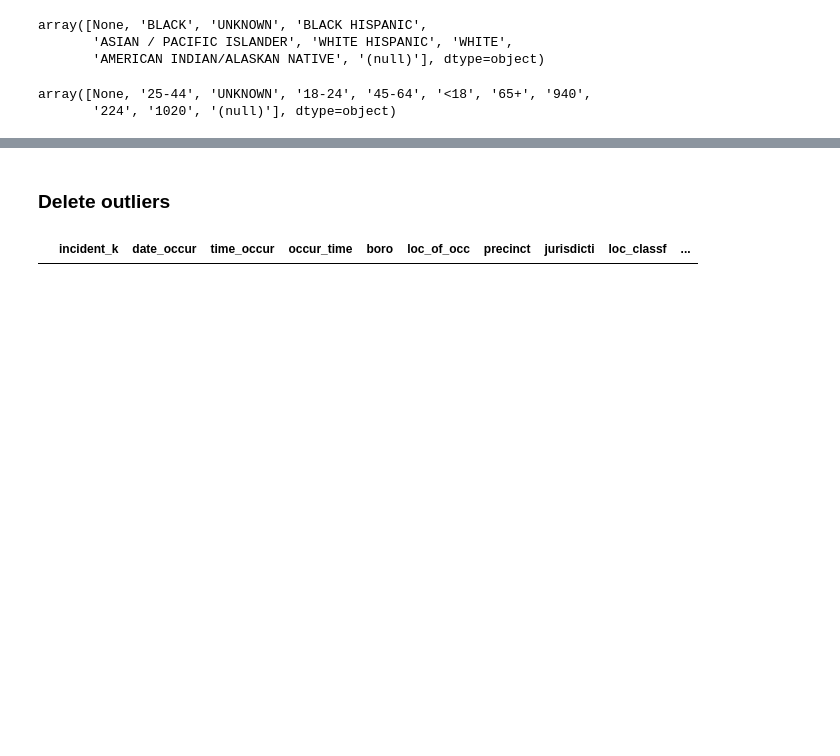
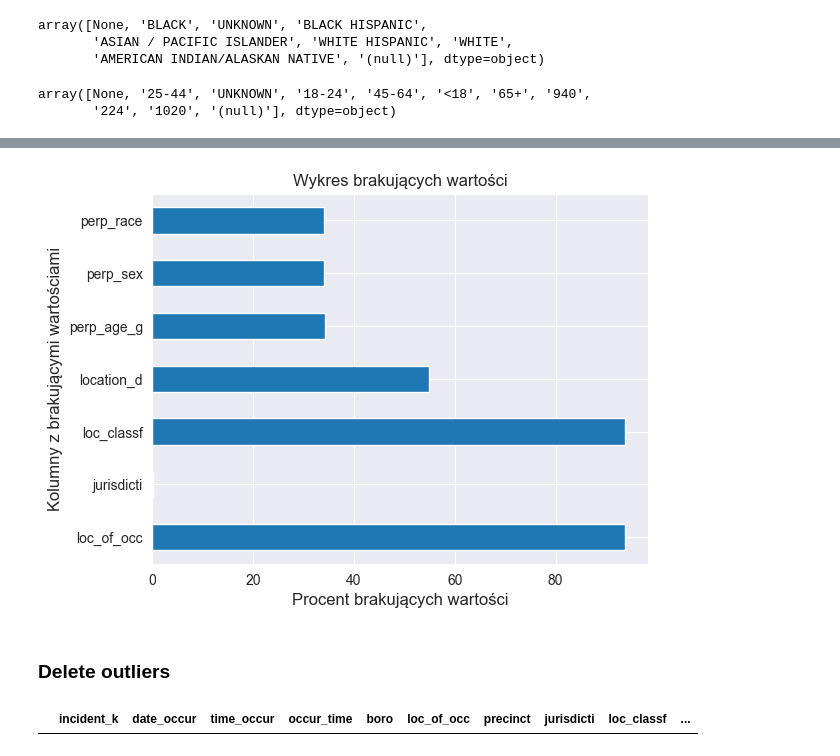
Before and after one commit to jkwiatk1/spatial-data-mining, a Jupyter notebook: 1-shooting_data_analysis.ipynb, the cells around one changed output, grey strips where cells are left out. Drawn from its saved outputs; the diff is of its cells as text; code cells hidden in the pictures; blank space fills up the shorter version.

Commit message:
Add some column values analysis

```diff
--- a/1-shooting_data_analysis.ipynb
+++ b/1-shooting_data_analysis.ipynb
@@ -128,3 +128,8 @@ nyc_df['perp_age_g'].unique()
 # %% [output]
 array([None, '25-44', 'UNKNOWN', '18-24', '45-64', '<18', '65+', '940',
        '224', '1020', '(null)'], dtype=object)
+# %%
+# Filter out missing values in nyc_df
+
+missing_values = nyc_df.isna().sum()/len(nyc_df)*100
+missing_values
@@ -131,3 +154,12 @@ array([None, '25-44', 'UNKNOWN', '18-24', '45-64', '<18', '65+', '940',
+# %%
+#Missing values horizontal bar graph representation
+missing_values[missing_values != 0].plot(kind = "barh");
+
+plt.title("Wykres brakujących wartości",fontsize = 12)
+plt.ylabel("Kolumny z brakującymi wartościami",fontsize = 12)
+plt.xlabel("Procent brakujących wartości",fontsize = 12);
+# %% [output]
+[figure, added]
 # %% [markdown]
 ### Delete outliers
 # %%
```
Also changed, not shown: parts of 8 cells of this notebook.
